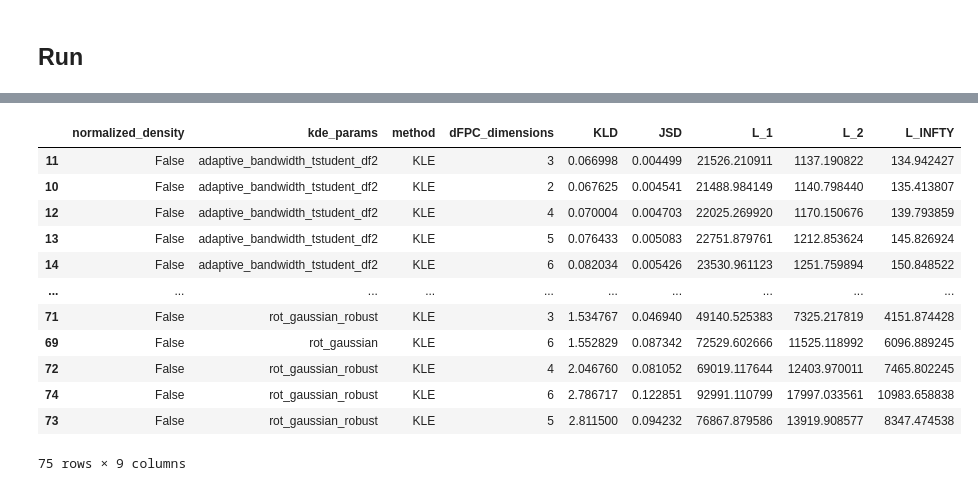
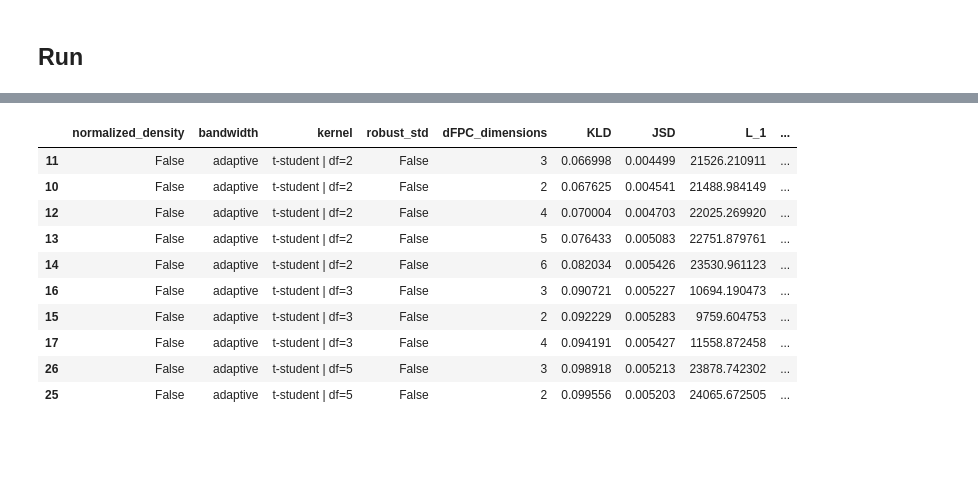
Before and after one commit to matheus-vizzotto/densities4risk, a Jupyter notebook: notebooks/13_cross_validation.ipynb, the cells around one changed output, grey strips where cells are left out. Cells and saved outputs as stored; diff of their text form; code cells hidden in the pictures; blank space fills up the shorter version.

Commit message:
new model

```diff
--- a/notebooks/13_cross_validation.ipynb
+++ b/notebooks/13_cross_validation.ipynb
@@ -338,0 +356,4 @@ results_df = pd.DataFrame(records)
+# %%
+# results_df.to_excel("../data/processed/cv/20260225/cv_density_forecasting_20260224.xlsx", index=False)
+results_df = pd.read_excel("../data/processed/cv/20260225/cv_density_forecasting_20260224.xlsx")
+results_df.head()
@@ -341,9 +369,11 @@ metrics = ["KLD", "JSD", "L_1", "L_2", "L_INFTY"]
 
 mean_df = (
     results_df
-    .groupby(['normalized_density', 'kde_params', 'method', "dFPC_dimensions"])[metrics]
+    .groupby(['normalized_density', 'bandwidth', 'kernel', 'robust_std', 'dFPC_dimensions'])[metrics]
     .mean()
     .reset_index()
-)
+).sort_values(by = "KLD", ascending=True)
 
-mean_df.sort_values(by="KLD", ascending=True, inplace=True)
+# mean_df.sort_values(by="KLD", ascending=True, inplace=True)
+
+mean_df
@@ -350,12 +396,12 @@ mean_df.sort_values(by="KLD", ascending=True, inplace=True)
 # %%
-for m in metrics:
-    best_value = mean_df[m].min()
-    mean_df[f"win_{m}"] = mean_df[m] == best_value
+# for m in metrics:
+#     best_value = mean_df[m].min()
+#     mean_df[f"win_{m}"] = mean_df[m] == best_value
 
-win_cols = [f"win_{m}" for m in metrics]
+# win_cols = [f"win_{m}" for m in metrics]
 
-mean_df["n_wins"] = mean_df[win_cols].sum(axis=1)
+# mean_df["n_wins"] = mean_df[win_cols].sum(axis=1)
 
-best_overall = mean_df.sort_values(["n_wins","KLD"], ascending=[False, True])
+# best_overall = mean_df.sort_values(["n_wins","KLD"], ascending=[False, True])
 
-print("Best overall method:\n", best_overall.iloc[0])
+# print("Best overall method:\n", best_overall.iloc[0])
@@ -380,16 +408,15 @@ Name: 86, dtype: object
 # %%
-mean_df[mean_df.normalized_density==False].sort_values(by="KLD")
+# Best non-normalized models
+mean_df[mean_df.normalized_density==False].sort_values(by="KLD").head(10)
 # %% [output]
-|  | normalized_density | kde_params | method | dFPC_dimensions | KLD | JSD | L_1 | L_2 | L_INFTY |
-| 11 | False | adaptive_bandwidth_tstudent_df2 | KLE | 3 | 0.066998 | 0.004499 | 21526.210911 | 1137.190822 | 134.942427 |
-| 10 | False | adaptive_bandwidth_tstudent_df2 | KLE | 2 | 0.067625 | 0.004541 | 21488.984149 | 1140.798440 | 135.413807 |
-| 12 | False | adaptive_bandwidth_tstudent_df2 | KLE | 4 | 0.070004 | 0.004703 | 22025.269920 | 1170.150676 | 139.793859 |
-| 13 | False | adaptive_bandwidth_tstudent_df2 | KLE | 5 | 0.076433 | 0.005083 | 22751.879761 | 1212.853624 | 145.826924 |
-| 14 | False | adaptive_bandwidth_tstudent_df2 | KLE | 6 | 0.082034 | 0.005426 | 23530.961123 | 1251.759894 | 150.848522 |
-| ... | ... | ... | ... | ... | ... | ... | ... | ... | ... |
-| 71 | False | rot_gaussian_robust | KLE | 3 | 1.534767 | 0.046940 | 49140.525383 | 7325.217819 | 4151.874428 |
-| 69 | False | rot_gaussian | KLE | 6 | 1.552829 | 0.087342 | 72529.602666 | 11525.118992 | 6096.889245 |
-| 72 | False | rot_gaussian_robust | KLE | 4 | 2.046760 | 0.081052 | 69019.117644 | 12403.970011 | 7465.802245 |
-| 74 | False | rot_gaussian_robust | KLE | 6 | 2.786717 | 0.122851 | 92991.110799 | 17997.033561 | 10983.658838 |
-| 73 | False | rot_gaussian_robust | KLE | 5 | 2.811500 | 0.094232 | 76867.879586 | 13919.908577 | 8347.474538 |
+|  | normalized_density | bandwidth | kernel | robust_std | dFPC_dimensions | KLD | JSD | L_1 | ... |
+| 11 | False | adaptive | t-student | df=2 | False | 3 | 0.066998 | 0.004499 | 21526.210911 | ... |
+| 10 | False | adaptive | t-student | df=2 | False | 2 | 0.067625 | 0.004541 | 21488.984149 | ... |
+| 12 | False | adaptive | t-student | df=2 | False | 4 | 0.070004 | 0.004703 | 22025.269920 | ... |
+| 13 | False | adaptive | t-student | df=2 | False | 5 | 0.076433 | 0.005083 | 22751.879761 | ... |
+| 14 | False | adaptive | t-student | df=2 | False | 6 | 0.082034 | 0.005426 | 23530.961123 | ... |
+| 16 | False | adaptive | t-student | df=3 | False | 3 | 0.090721 | 0.005227 | 10694.190473 | ... |
+| 15 | False | adaptive | t-student | df=3 | False | 2 | 0.092229 | 0.005283 | 9759.604753 | ... |
+| 17 | False | adaptive | t-student | df=3 | False | 4 | 0.094191 | 0.005427 | 11558.872458 | ... |
+| 26 | False | adaptive | t-student | df=5 | False | 3 | 0.098918 | 0.005213 | 23878.742302 | ... |
+| 25 | False | adaptive | t-student | df=5 | False | 2 | 0.099556 | 0.005203 | 24065.672505 | ... |
-75 rows × 9 columns
```
Also changed, not shown: parts of 14 cells of this notebook, 7 other files.
